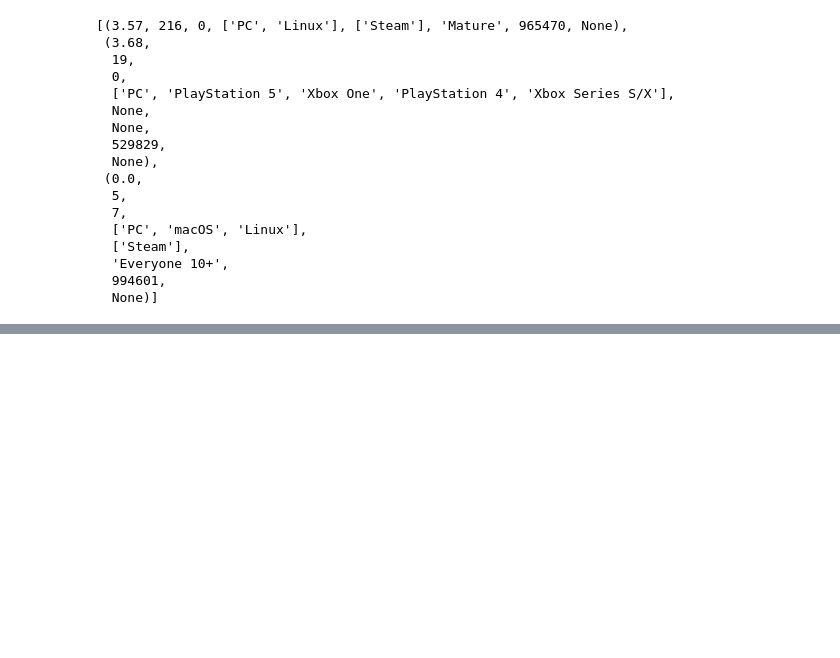
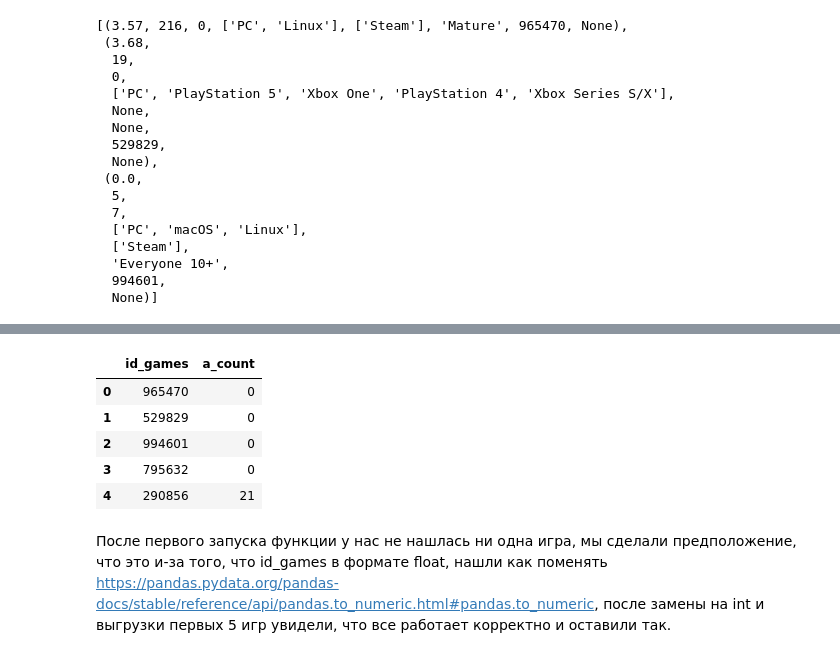
Before and after one commit to zolzayada/GP3_cool, a Jupyter notebook: апи_гп3КУЛ.ipynb, the cells around one changed output, grey strips where cells are left out. Saved outputs shown, nothing was run; the diff lists cells and outputs as text; code cells hidden in the pictures; blank space fills up the shorter version.

```diff
--- a/апи_гп3КУЛ.ipynb
+++ b/апи_гп3КУЛ.ipynb
@@ -559,0 +583,10 @@ df_r.to_csv('rawg_results_endp1.csv')
+# %%
+def additions(id_games):
+    sleep(0.5)
+    try:
+        params = {'key': API_KEY}
+        response = requests.get(f'https://api.rawg.io/api/games/{id_games}/additions', params=params)
+        res = response.json()
+        return id_games, res['count']
+    except:
+        return id_games, None
@@ -559,0 +605,2 @@ df_r.to_csv('rawg_results_endp1.csv')
+# %%
+df_r['id_games'] = pd.to_numeric(df_r['id_games'], errors='coerce').astype('Int64')
@@ -559,0 +641,16 @@ df_r.to_csv('rawg_results_endp1.csv')
+# %%
+with ThreadPoolExecutor(max_workers=5) as executor:
+    results_endp_additions = list(tqdm(executor.map(additions, df_r[:5]['id_games']), total=len(df_r)))
+# %%
+df_a = pd.DataFrame(results_endp_additions, columns=['id_games', 'a_count'])
+df_a.to_csv('rawg_results_endp2.csv')
+df_a.head()
+# %% [output]
+|  | id_games | a_count |
+| 0 | 965470 | 0 |
+| 1 | 529829 | 0 |
+| 2 | 994601 | 0 |
+| 3 | 795632 | 0 |
+| 4 | 290856 | 21 |
+# %% [markdown]
+После первого запуска функции у нас не нашлась ни одна игра, мы сделали предположение, что это и-за того, что id_games в формате float, нашли как поменять https://pandas.pydata.org/pandas-docs/stable/reference/api/pandas.to_numeric.html#pandas.to_numeric, после замены на int и выгрузки первых 5 игр увидели, что все работает корректно и оставили так.
```
Also changed, not shown: parts of 11 cells of this notebook.
